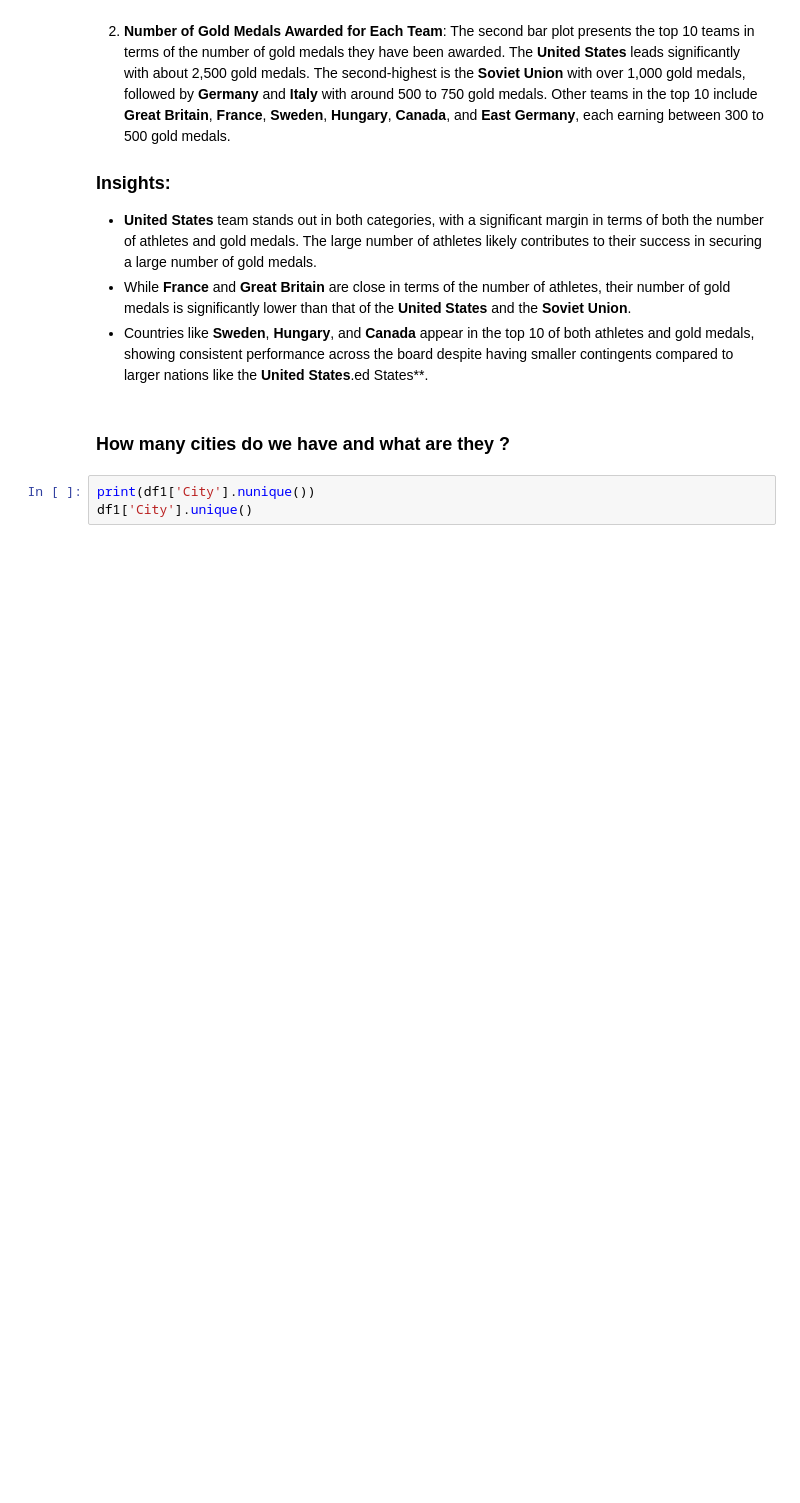
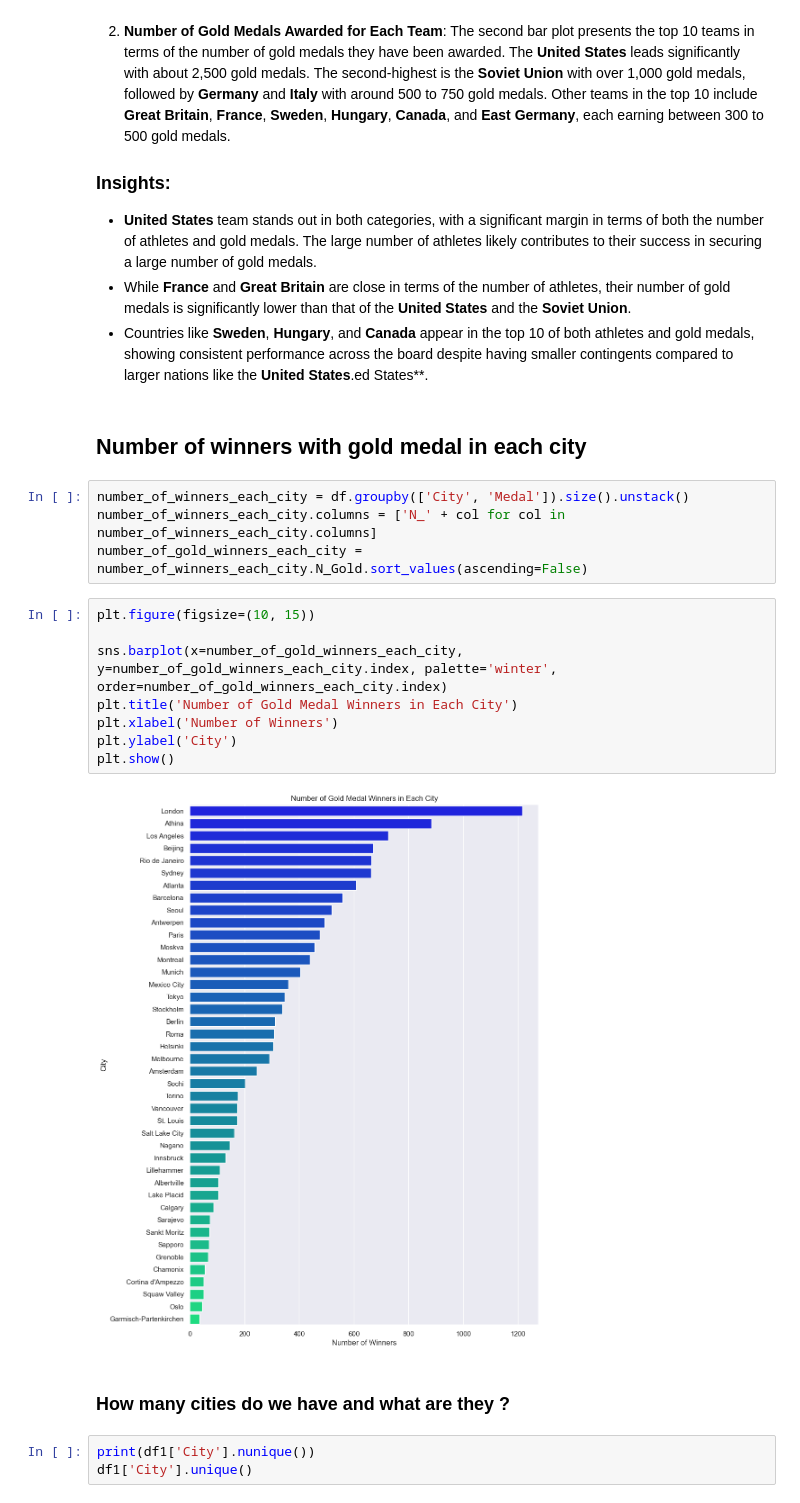
Before and after one commit to BassamSaleh99/Olympic-EDA, a Jupyter notebook: Olympic-EDA.ipynb, the cells around one changed output. Drawn from its saved outputs; the diff is of its cells as text; blank space fills up the shorter version.

Commit message:
Number of winners with gold medal in each city

```diff
--- a/Olympic-EDA.ipynb
+++ b/Olympic-EDA.ipynb
@@ -520,6 +520,22 @@ The two bar plots above represent the following:
 - **United States** team stands out in both categories, with a significant margin in terms of both the number of athletes and gold medals. The large number of athletes likely contributes to their success in securing a large number of gold medals.
 - While **France** and **Great Britain** are close in terms of the number of athletes, their number of gold medals is significantly lower than that of the **United States** and the **Soviet Union**.
 - Countries like **Sweden**, **Hungary**, and **Canada** appear in the top 10 of both athletes and gold medals, showing consistent performance across the board despite having smaller contingents compared to larger nations like the **United States**.ed States**.
+# %% [markdown]
+## Number of winners with gold medal in each city
+# %%
+number_of_winners_each_city = df.groupby(['City', 'Medal']).size().unstack()
+number_of_winners_each_city.columns = ['N_' + col for col in number_of_winners_each_city.columns]
+number_of_gold_winners_each_city = number_of_winners_each_city.N_Gold.sort_values(ascending=False)
+# %%
+plt.figure(figsize=(10, 15))
+
+sns.barplot(x=number_of_gold_winners_each_city, y=number_of_gold_winners_each_city.index, palette='winter', order=number_of_gold_winners_each_city.index)
+plt.title('Number of Gold Medal Winners in Each City')
+plt.xlabel('Number of Winners')
+plt.ylabel('City')
+plt.show()
+# %% [output]
+[figure, added]
 # %% [markdown]
 ### How many cities do we have and what are they ?
 # %%
```
